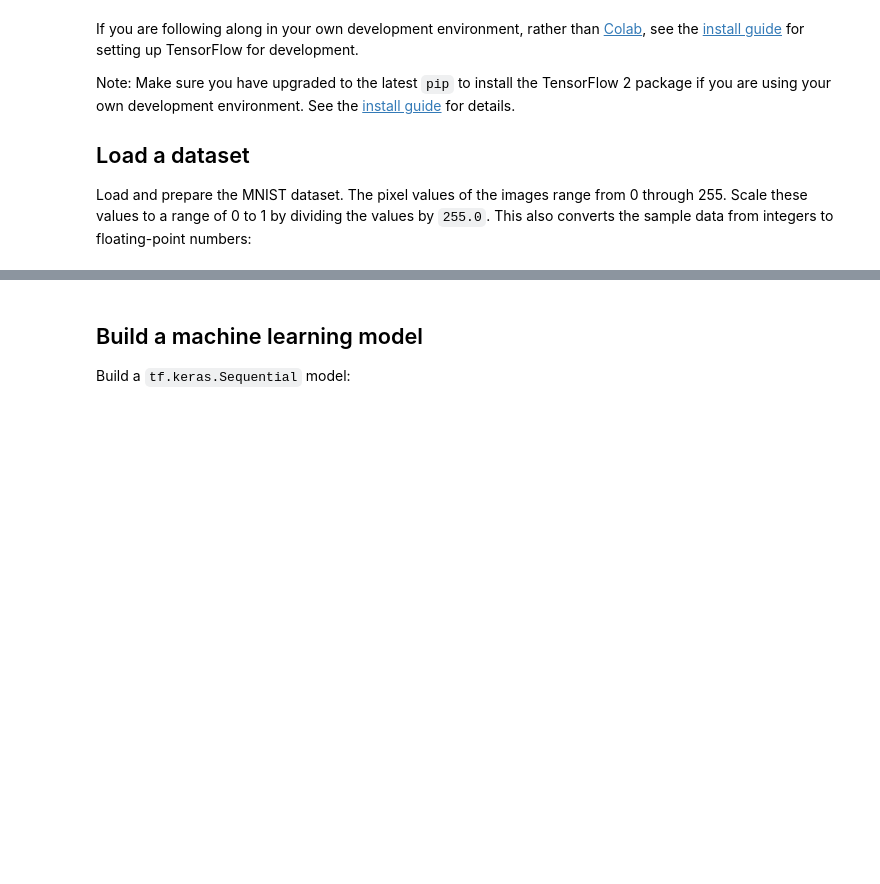
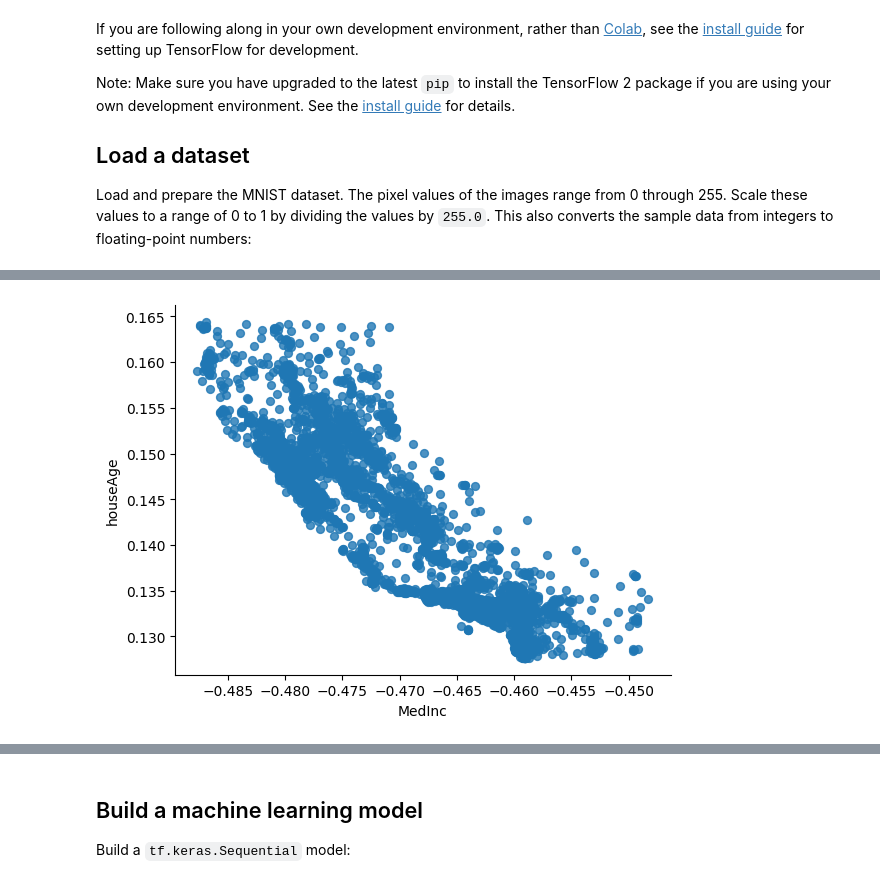
Before and after one commit to ludooo2204/ComputerVision, a Jupyter notebook: site/en/tutorials/quickstart/beginner.ipynb, the cells around one changed output, grey strips where cells are left out. Saved outputs shown, nothing was run; the diff lists cells and outputs as text; code cells hidden in the pictures; blank space fills up the shorter version.

```diff
--- a/site/en/tutorials/quickstart/beginner.ipynb
+++ b/site/en/tutorials/quickstart/beginner.ipynb
@@ -61,9 +61,12 @@ Note: Make sure you have upgraded to the latest `pip` to install the TensorFlow
 
 Load and prepare the MNIST dataset. The pixel values of the images range from 0 through 255. Scale these values to a range of 0 to 1 by dividing the values by `255.0`. This also converts the sample data from integers to floating-point numbers:
 # %%
-mnist = tf.keras.datasets.mnist
-
-(x_train, y_train), (x_test, y_test) = mnist.load_data()
-x_train, x_test = x_train / 255.0, x_test / 255.0
-x_train.shape
+mnist = tf.keras.datasets.california_housing
+import pandas as pd
+dfIrisLocal=pd.read_csv("iris.csv")
+dfIrisLocal.head()
+X=dfIrisLocal.drop("variety",axis=1)
+y=dfIrisLocal["variety"]
+# (x_train, y_train), (x_test, y_test) = mnist.load_data()
+# x_train, x_test = x_train / 255.0, x_test / 255.0
 # %% [output]
@@ -71,0 +87,8 @@ Downloading data from https://storage.googleapis.com/tensorflow/tf-keras-dataset
+# %%
+df2.head()
+columns_name=["MedInc","houseAge","AveRooms","AveBedrms","Population","AveOccup","Latitude","Longitude"]
+# %%
+df = pd.DataFrame(x_train,columns=columns_name)
+df["MedHouseVal"]=y_train
+df.head()
+df.info()
@@ -71,0 +118,8 @@ Downloading data from https://storage.googleapis.com/tensorflow/tf-keras-dataset
+# %%
+# @title MedInc vs houseAge
+
+from matplotlib import pyplot as plt
+df.plot(kind='scatter', x='MedInc', y='houseAge', s=32, alpha=.8)
+plt.gca().spines[['top', 'right',]].set_visible(False)
+# %% [output]
+[figure, added]
```
Also changed, not shown: parts of 13 cells of this notebook.
